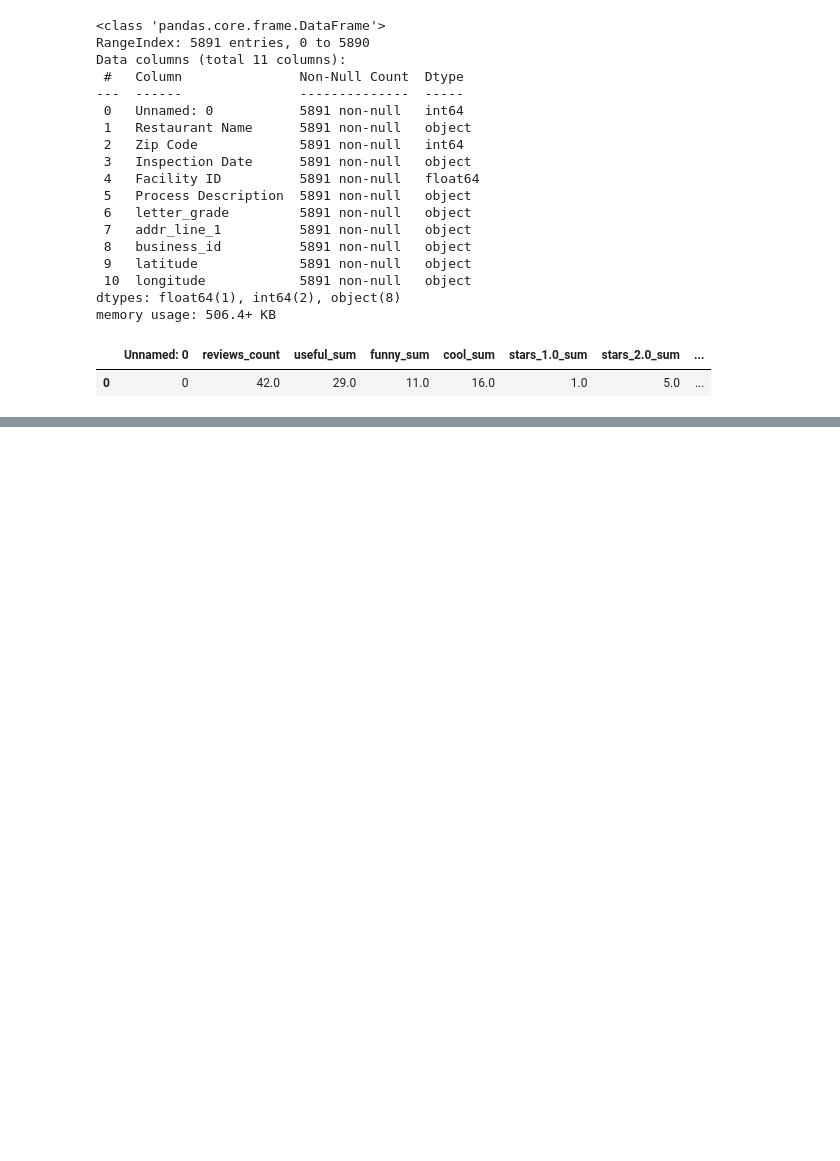
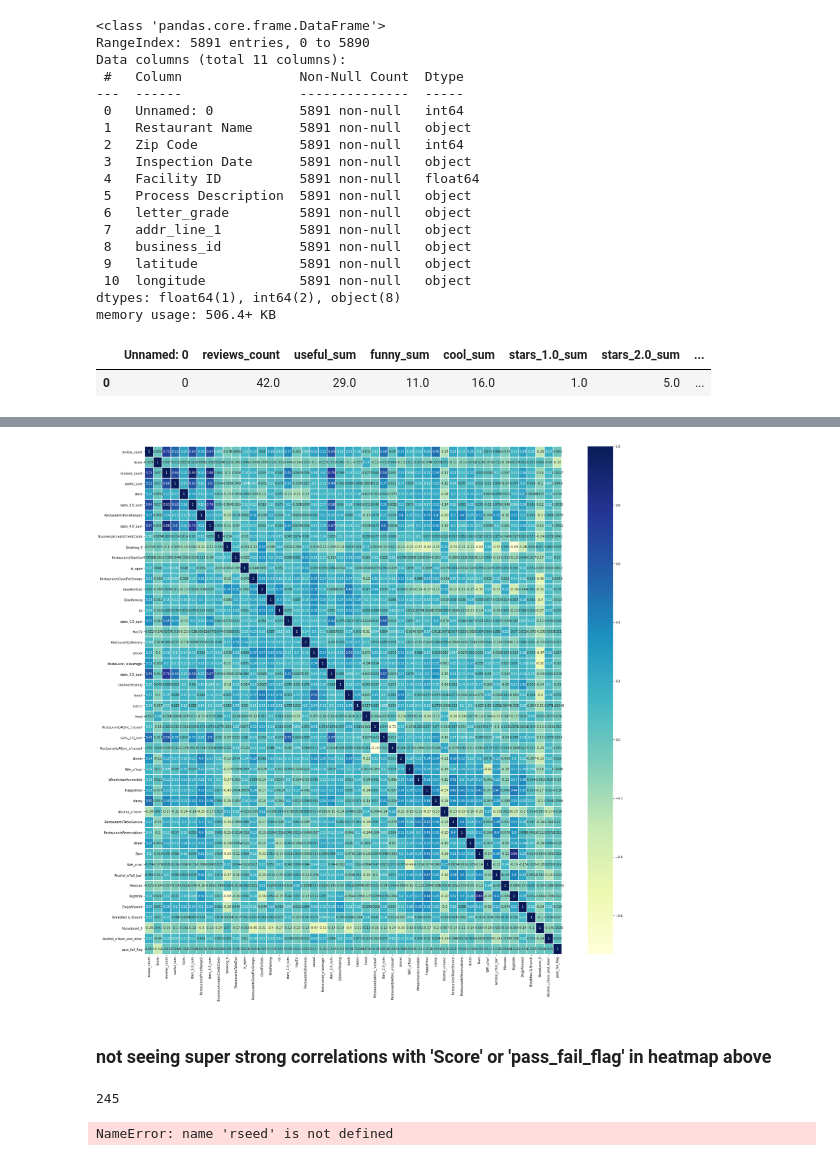
Before and after one commit to ellerybledsoe/Springboard, a Jupyter notebook: Austin Restaurant Inspections_EDA.ipynb, the cells around one changed output, grey strips where cells are left out. Cells and saved outputs as stored; diff of their text form; code cells hidden in the pictures; blank space fills up the shorter version.

```diff
--- a/Austin Restaurant Inspections_EDA.ipynb
+++ b/Austin Restaurant Inspections_EDA.ipynb
@@ -67,0 +48,9 @@ dtype: object
+# %%
+# checking which numeric columns have the most positive flags
+# getting list of most common flags to evaluate further
+
+non_numeric_cols = ['Unnamed: 0','BYOBCorkage','DietaryRestrictions','letter_grade','Inspection Date']
+#inspections_reviews_merge1.drop(non_numeric_cols, axis=1).dtypes
+top50_flagged_cols = inspections_reviews_merge1.drop(non_numeric_cols, axis=1).sum().sort_values(ascending=False).index.tolist()[0:50]
+
+top50_flagged_cols[0:10]# looking at top 10 ten flags by frequency
@@ -114,0 +116,18 @@ plt.yticks(rotation=0);
+# %%
+# adding/removing columns for correlation matrix
+
+top50_flagged_cols.remove('Restaurants')
+top50_flagged_cols.remove('funny_sum')
+top50_flagged_cols.remove('cool_sum')
+top50_flagged_cols.append('pass_fail_flag')
+# %%
+#plotting correlation matrix
+# top 50 flagged columns
+
+plt.figure(figsize=(30,30))
+sns.heatmap(inspections_reviews_merge2[top50_flagged_cols].corr(),linewidths=.1,cmap="YlGnBu", annot=True)
+plt.yticks(rotation=0);
+# %% [output]
+[figure, added]
+# %% [markdown]
+### not seeing super strong correlations with 'Score' or 'pass_fail_flag' in heatmap above
@@ -114,0 +136,13 @@ plt.yticks(rotation=0);
+# %%
+xvars = inspections_reviews_merge1.drop(non_numeric_cols, axis=1).sum().sort_values(ascending=False).index.tolist()
+xvars.remove('pass_fail_flag')
+xvars.remove('Restaurants')
+xvars.remove('funny_sum')
+xvars.remove('cool_sum')
+xvars.remove('reviews_count')
+xvars.remove('Score')
+xvars.remove('stars_2.0_sum')
+
+len(inspections_reviews_merge1[xvars].columns.tolist()) # number of vars
+# %% [output]
+245
@@ -114,0 +152,4 @@ plt.yticks(rotation=0);
+# %%
+X_train, X_test, y_train, y_test = train_test_split(X, y, test_size=0.20, random_state=rseed)
+# %% [output]
+NameError: name 'rseed' is not defined
```
Also changed, not shown: parts of 18 cells of this notebook.
